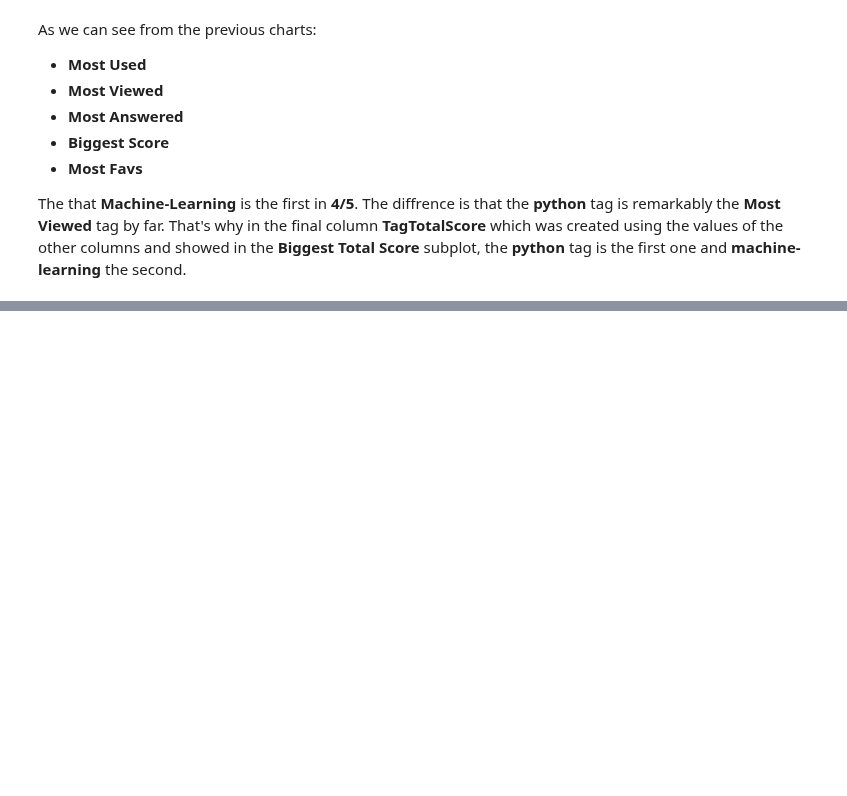
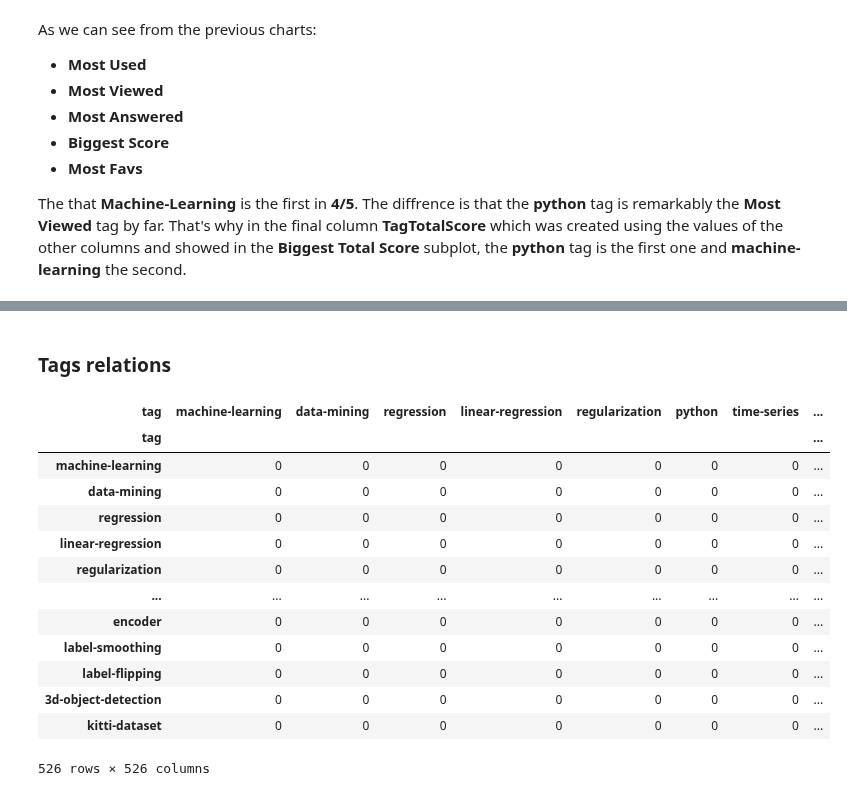
Before and after one commit to raduspaimoc/DataQuest-Projects, a Jupyter notebook: Data Analysis/Popular Data Science Questions/Popular Data Science Questions.ipynb, the cells around one changed output, grey strips where cells are left out. Saved outputs shown, nothing was run; the diff lists cells and outputs as text; code cells hidden in the pictures; blank space fills up the shorter version.

```diff
--- a/Data Analysis/Popular Data Science Questions/Popular Data Science Questions.ipynb
+++ b/Data Analysis/Popular Data Science Questions/Popular Data Science Questions.ipynb
@@ -283,0 +366,21 @@ The that **Machine-Learning** is the first in **4/5**. The diffrence is that the
+# %% [markdown]
+### Tags relations
+# %%
+tags_count_heatmap = pd.DataFrame(index=tags_counts_df["tag"], columns=tags_counts_df["tag"])
+tags_count_heatmap.fillna(0,inplace=True)
+tags_count_heatmap
+# %% [output]
+| tag | machine-learning | data-mining | regression | linear-regression | regularization | python | time-series | ... |
+| tag |  |  |  |  |  |  |  | ... |
+| machine-learning | 0 | 0 | 0 | 0 | 0 | 0 | 0 | ... |
+| data-mining | 0 | 0 | 0 | 0 | 0 | 0 | 0 | ... |
+| regression | 0 | 0 | 0 | 0 | 0 | 0 | 0 | ... |
+| linear-regression | 0 | 0 | 0 | 0 | 0 | 0 | 0 | ... |
+| regularization | 0 | 0 | 0 | 0 | 0 | 0 | 0 | ... |
+| ... | ... | ... | ... | ... | ... | ... | ... | ... |
+| encoder | 0 | 0 | 0 | 0 | 0 | 0 | 0 | ... |
+| label-smoothing | 0 | 0 | 0 | 0 | 0 | 0 | 0 | ... |
+| label-flipping | 0 | 0 | 0 | 0 | 0 | 0 | 0 | ... |
+| 3d-object-detection | 0 | 0 | 0 | 0 | 0 | 0 | 0 | ... |
+| kitti-dataset | 0 | 0 | 0 | 0 | 0 | 0 | 0 | ... |
+526 rows × 526 columns
```
Also changed, not shown: parts of 12 cells of this notebook.
